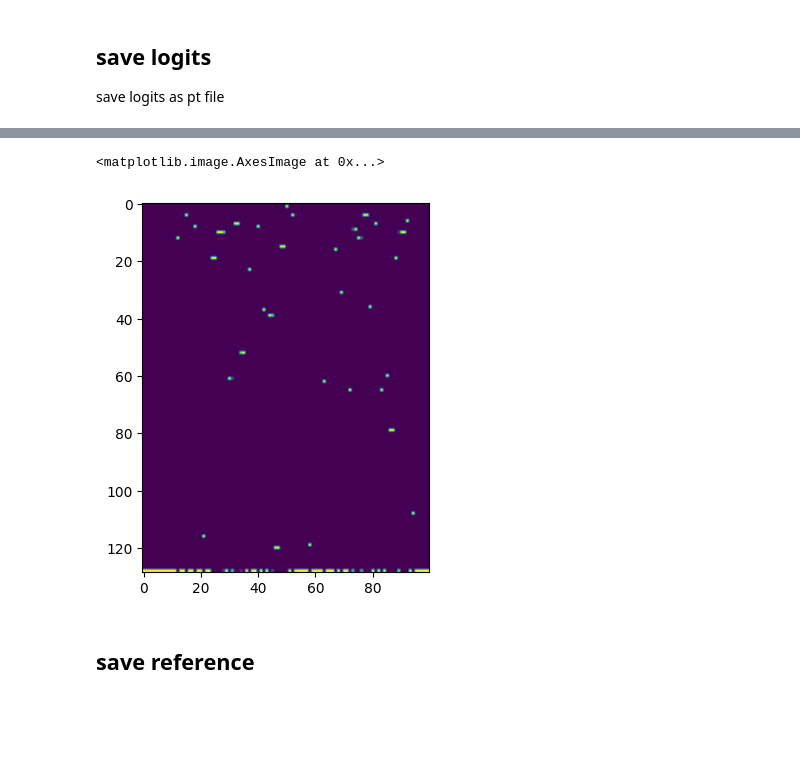
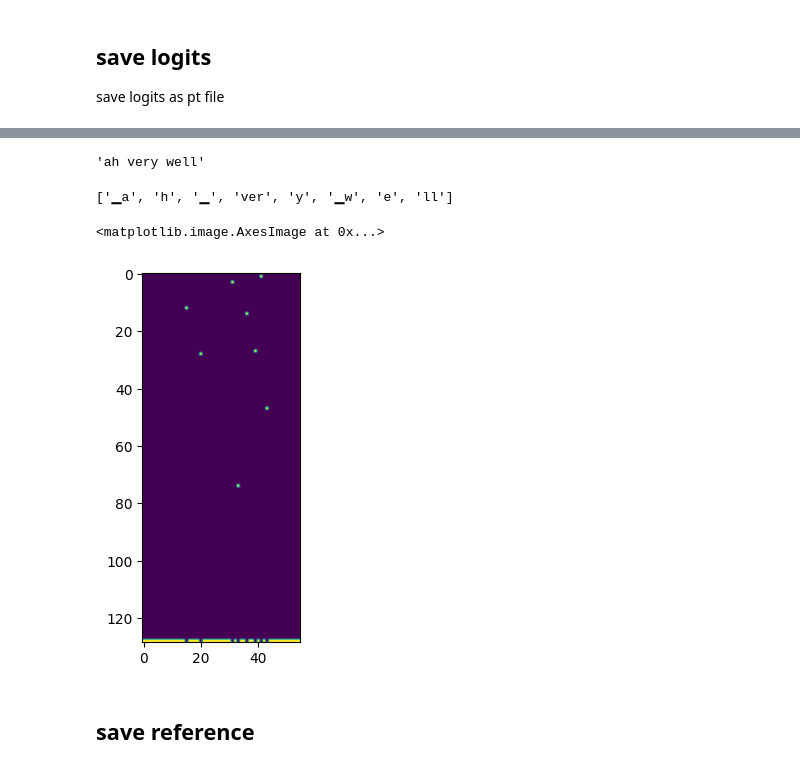
Before and after one commit to dbstj1231/2023_AI_Academy_ASR, a Jupyter notebook: 7_nemo_data_preparation.ipynb, the cells around one changed output, grey strips where cells are left out. Drawn from its saved outputs; the diff is of its cells as text; code cells hidden in the pictures; blank space fills up the shorter version.

```diff
--- a/7_nemo_data_preparation.ipynb
+++ b/7_nemo_data_preparation.ipynb
@@ -290,10 +302,18 @@ torch.Size([487, 129])
+# %%
+predict[1]
+# %% [output]
+'ah very well'
+# %%
+print(tokenizer.encode_as_pieces(predict[1]))
+# %% [output]
+['▁a', 'h', '▁', 'ver', 'y', '▁w', 'e', 'll']
 # %%
 import matplotlib.pyplot as plt
-out = torch.exp(out_list[0])
-plt.imshow(out.T[:,:100])
+out = torch.exp(out_list[1])
+plt.imshow(out.T)
 # %% [output]
 <matplotlib.image.AxesImage at 0x...>
-[figure, old version]
+[figure, new version]
 # %% [markdown]
 ## save reference
 # %% [markdown]
```
Also changed, not shown: parts of 7 cells of this notebook.
